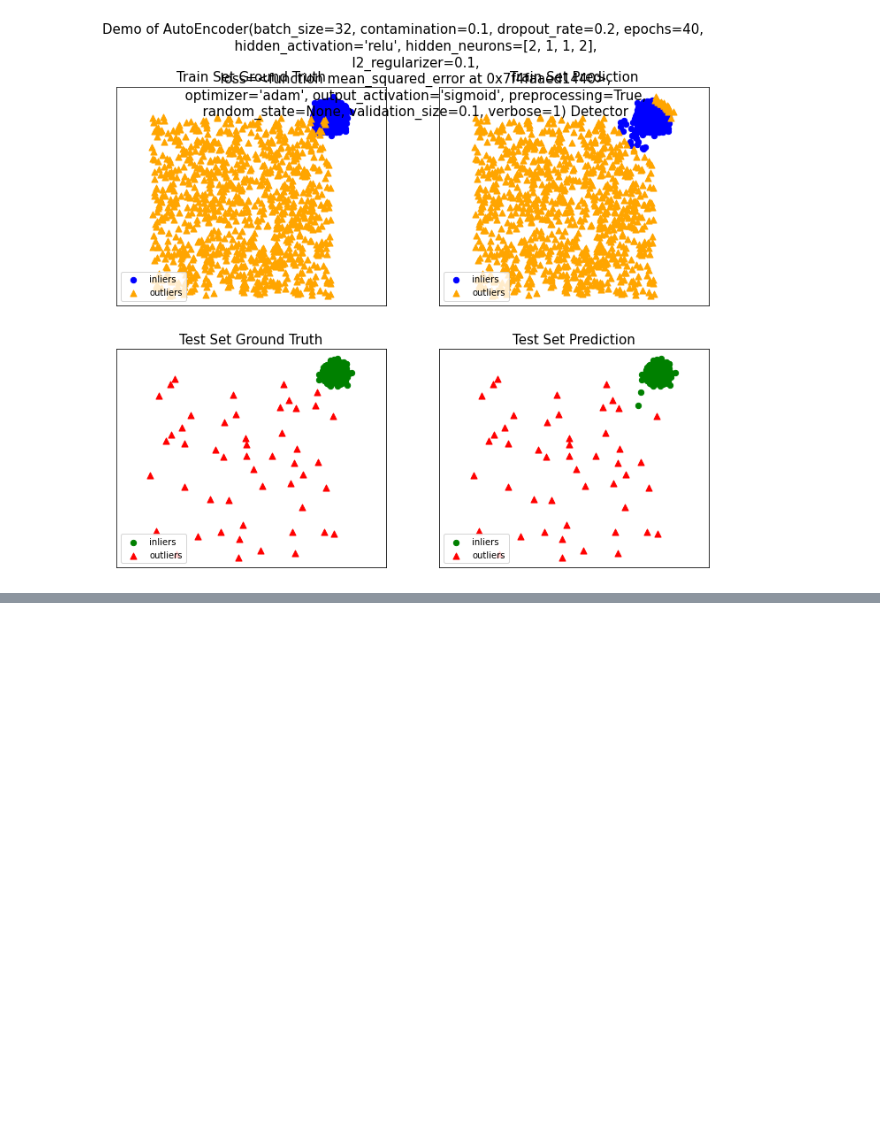
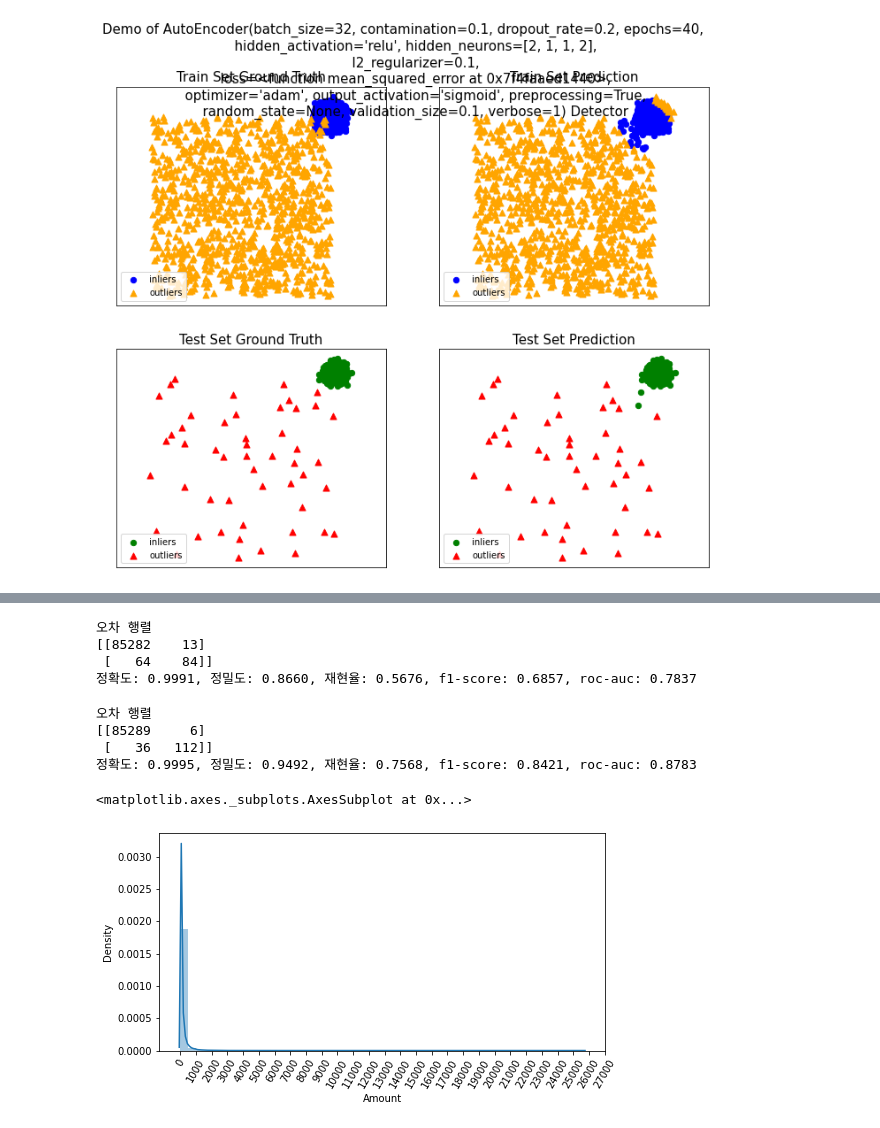
Before and after one commit to Haebuk/Python_Machine_Learning, a Jupyter notebook: Anomaly_Detection.ipynb, the cells around one changed output, grey strips where cells are left out. Saved outputs shown, nothing was run; the diff lists cells and outputs as text; code cells hidden in the pictures; blank space fills up the shorter version.

```diff
--- a/Anomaly_Detection.ipynb
+++ b/Anomaly_Detection.ipynb
@@ -72,0 +99,3 @@ score ROC:0.992, precision @ rank n:0.96
+# %%
+card_df = pd.read_csv('creditcard.csv')
+card_df.head(3)
@@ -72,0 +180,28 @@ score ROC:0.992, precision @ rank n:0.96
+# %%
+from sklearn.linear_model import LogisticRegression
+
+lr_clf = LogisticRegression()
+get_model_train_eval(lr_clf, X_train, X_test, y_train, y_test)
+# %% [output]
+오차 행렬
+[[85282    13]
+ [   64    84]]
+정확도: 0.9991, 정밀도: 0.8660, 재현율: 0.5676, f1-score: 0.6857, roc-auc: 0.7837
+# %%
+from lightgbm import LGBMClassifier
+
+lgbm_clf = LGBMClassifier(n_estimators=1000, num_leaves=64, n_jobs=-1, boost_from_average=False)
+get_model_train_eval(lgbm_clf, X_train, X_test, y_train, y_test)
+# %% [output]
+오차 행렬
+[[85289     6]
+ [   36   112]]
+정확도: 0.9995, 정밀도: 0.9492, 재현율: 0.7568, f1-score: 0.8421, roc-auc: 0.8783
+# %%
+import seaborn as sns
+plt.figure(figsize=(8, 4))
+plt.xticks(range(0, 30000, 1000), rotation=60)
+sns.distplot(card_df['Amount'])
+# %% [output]
+<matplotlib.axes._subplots.AxesSubplot at 0x...>
+[figure, added]
```
Also changed, not shown: parts of 27 cells of this notebook.
